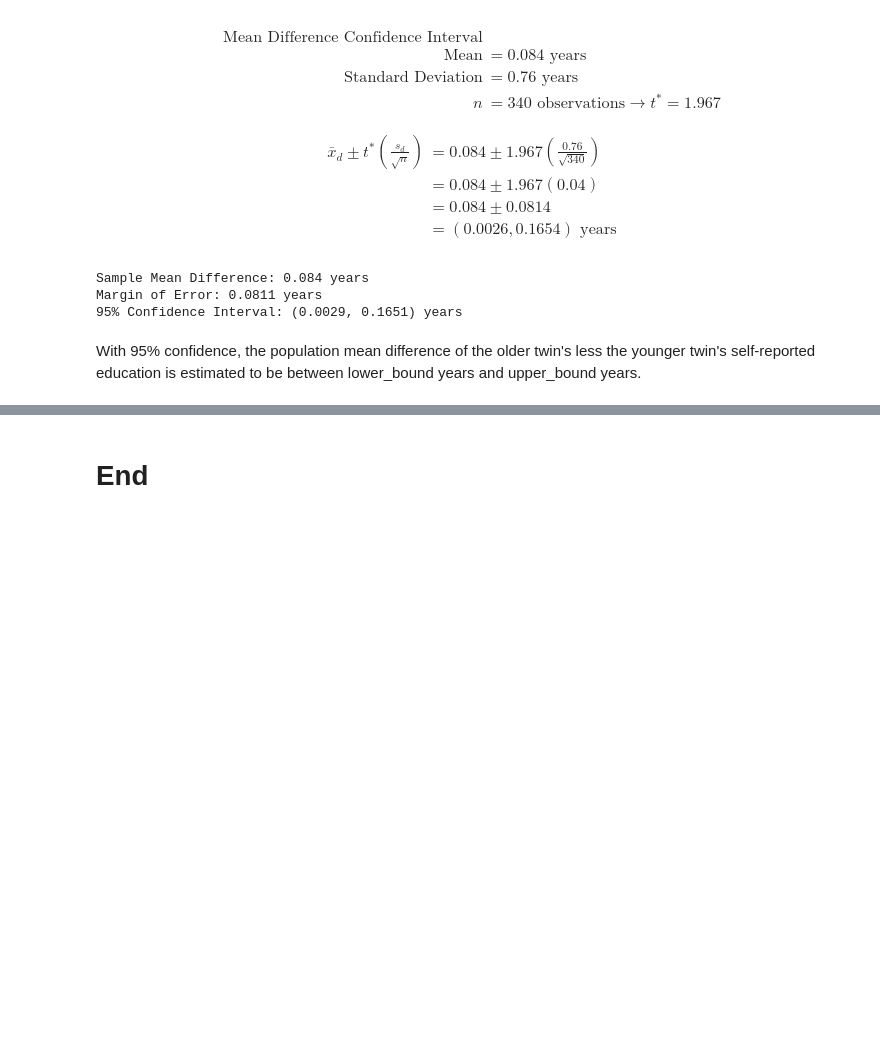
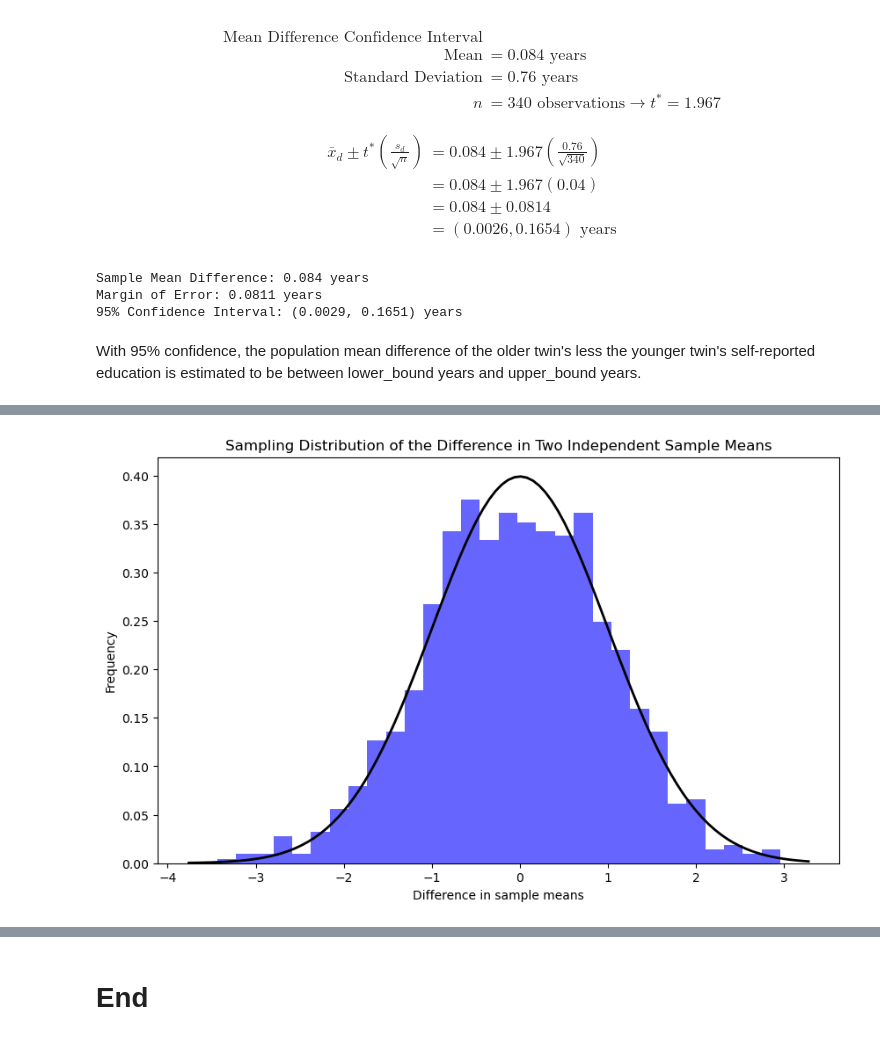
Before and after one commit to drevanzyl/PyStats, a Jupyter notebook: PyStats.ipynb, the cells around one changed output, grey strips where cells are left out. Drawn from its saved outputs; the diff is of its cells as text; code cells hidden in the pictures; blank space fills up the shorter version.

```diff
--- a/PyStats.ipynb
+++ b/PyStats.ipynb
@@ -437,0 +650,34 @@ With 95% confidence, the population mean difference of the older twin's less the
+# %%
+import numpy as np
+import matplotlib.pyplot as plt
+from scipy.stats import norm
+
+# Parameters for the sampling distribution
+# For demonstration, we assume the following:
+# The difference in population means is 0 under the null hypothesis
+mu_diff = 0
+# Standard deviation of the sampling distribution, assumed to be 1 for this example
+sigma_diff = 1
+# Sample size for illustration
+sample_size = 1000
+
+# Generate a sampling distribution of the difference in means
+sample_diff_means = np.random.normal(mu_diff, sigma_diff, sample_size)
+
+# Plot the distribution
+plt.figure(figsize=(10, 6))
+plt.hist(sample_diff_means, bins=30, density=True, alpha=0.6, color='b')
+
+# Plot the normal distribution curve
+xmin, xmax = plt.xlim()
+x = np.linspace(xmin, xmax, 100)
+p = norm.pdf(x, mu_diff, sigma_diff)
+plt.plot(x, p, 'k', linewidth=2)
+
+title = "Sampling Distribution of the Difference in Two Independent Sample Means"
+plt.title(title)
+plt.xlabel('Difference in sample means')
+plt.ylabel('Frequency')
+plt.show()
+# %% [output]
+[figure, added]
```
Also changed, not shown: parts of 12 cells of this notebook, 1 other file.
